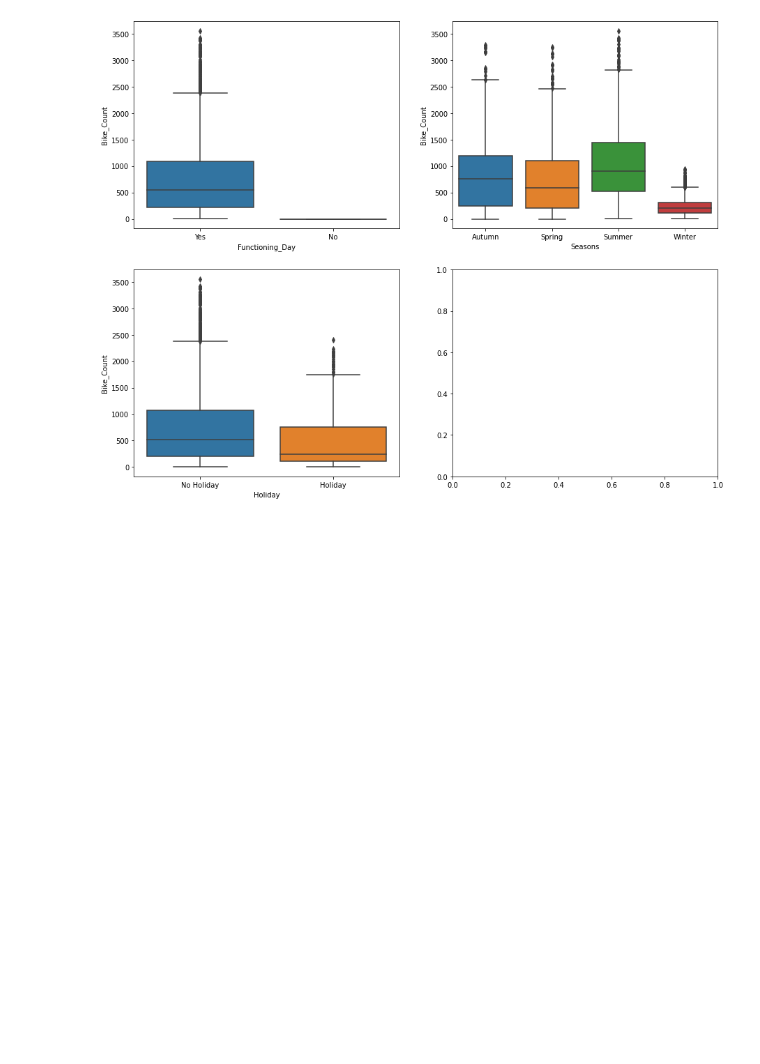
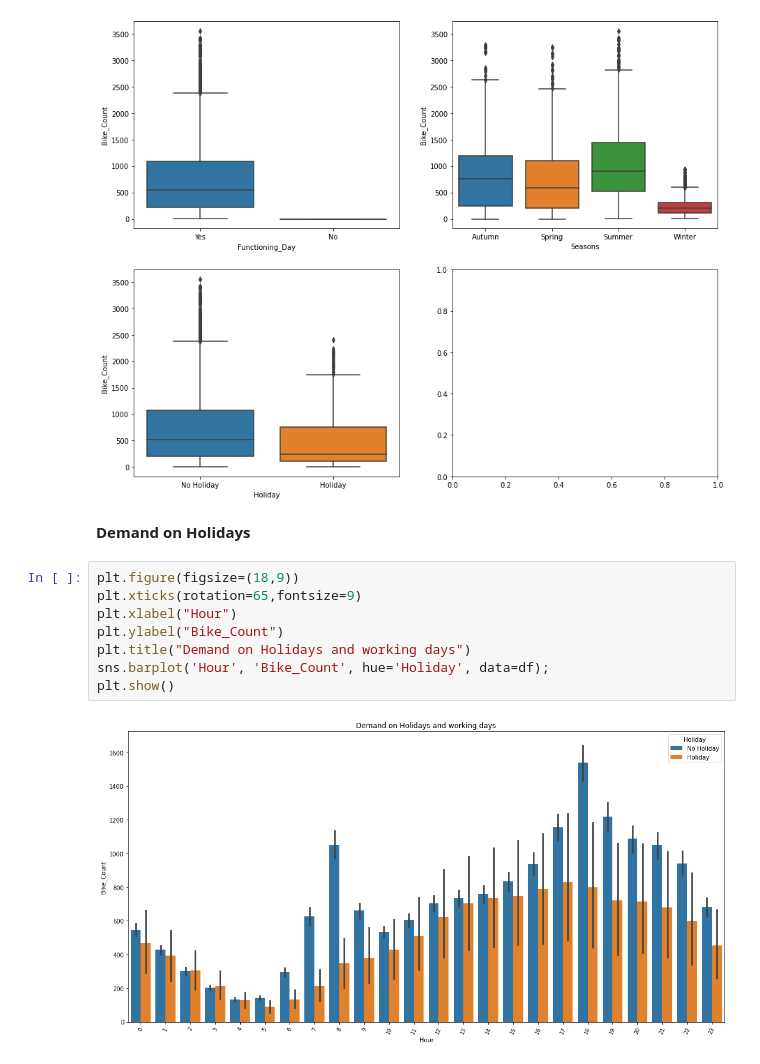
Before and after one commit to junaiskv94/Bike-SHaring-Demand-Prediction, a Jupyter notebook: Bike_Sharing_Demand_Prediction_Capstone_Project.ipynb, the cells around one changed output. Saved outputs shown, nothing was run; the diff lists cells and outputs as text; blank space fills up the shorter version.

```diff
--- a/Bike_Sharing_Demand_Prediction_Capstone_Project.ipynb
+++ b/Bike_Sharing_Demand_Prediction_Capstone_Project.ipynb
@@ -368,6 +368,18 @@ sns.boxplot(data=df, y='Bike_Count', x='Holiday', ax=axes[1][0])
 plt.show()
 # %% [output]
 [figure]
+# %% [markdown]
+**Demand on Holidays**
+# %%
+plt.figure(figsize=(18,9))
+plt.xticks(rotation=65,fontsize=9)
+plt.xlabel("Hour")
+plt.ylabel("Bike_Count")
+plt.title("Demand on Holidays and working days")
+sns.barplot('Hour', 'Bike_Count', hue='Holiday', data=df);
+plt.show()
+# %% [output]
+[figure, added]
 # %% [markdown]
 **Inference**
 
```
Also changed, not shown: parts of 27 cells of this notebook.
